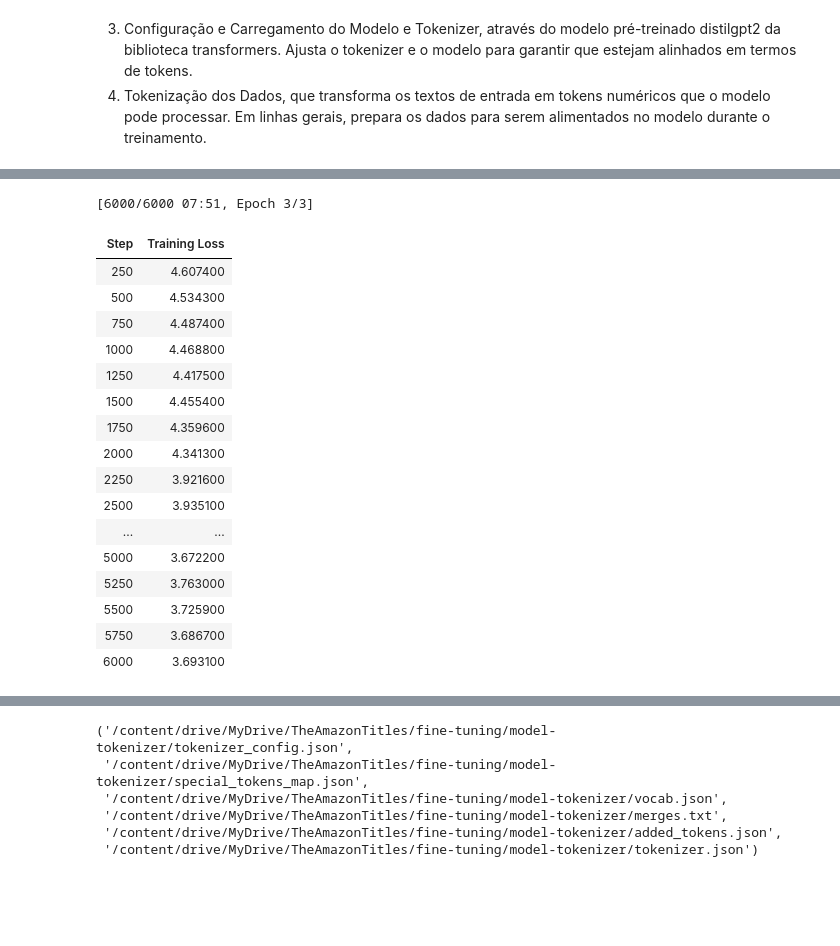
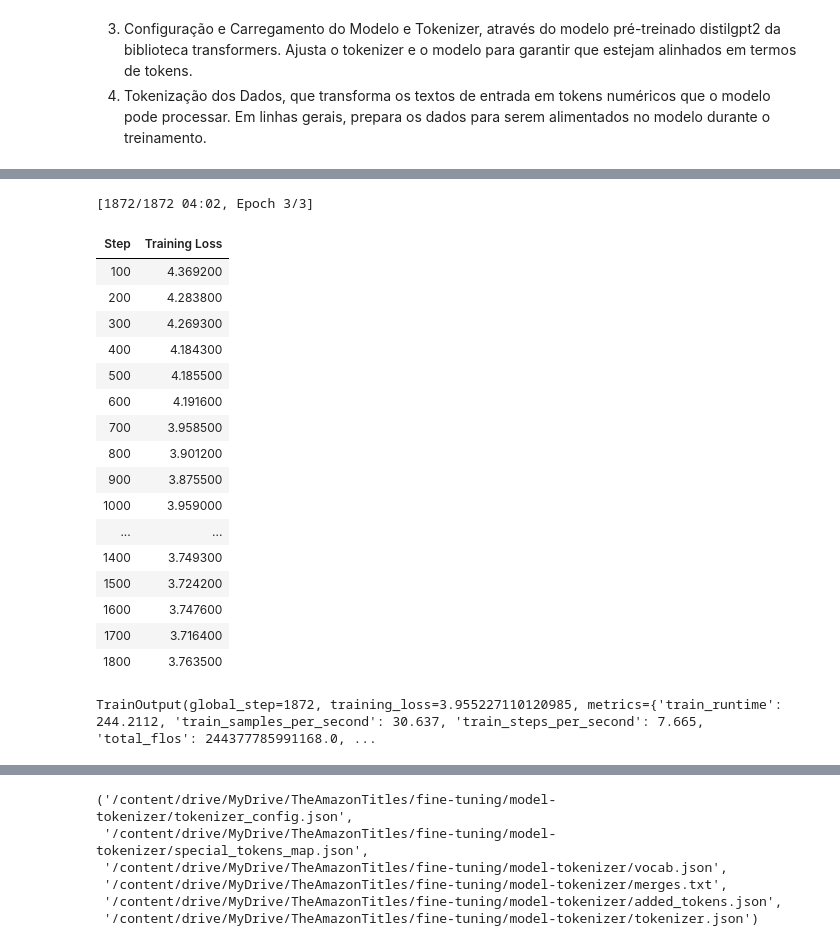
Before and after one commit to bdurantec/fine-tuning-rag-theamazontitle, a Jupyter notebook: FineTuningRag_TheAmazonTitles.ipynb, the cells around one changed output, grey strips where cells are left out. Saved outputs shown, nothing was run; the diff lists cells and outputs as text; code cells hidden in the pictures; blank space fills up the shorter version.

```diff
--- a/FineTuningRag_TheAmazonTitles.ipynb
+++ b/FineTuningRag_TheAmazonTitles.ipynb
@@ -180,13 +180,17 @@ def process_samples(sample_data: List[Dict], filter_labels_sample: List) -> List
     for idx, item in enumerate(sample_data):
         title = item.get('title', '').strip()
         uid = item.get('uid', '').strip()
+        content = item.get('content', '').strip()
 
-        if not title or not uid:
-            continue  # Ignora itens com 'title' ou 'uid' vazios
+        if not title or not uid or not content:
+            continue  # Ignora itens com 'title' ou 'uid' vazios ou 'content' vazios
+
+        if title == content:
+            continue  # Ignora itens com 'title' == 'content'
 
         # Limpeza dos campos de texto
         item['title'] = clean_text(title)
-        item['content'] = clean_text(item.get('content', ''))
+        item['content'] = clean_text(content)
 
         # Associação de rótulos
         if idx < len(filter_labels_sample):
@@ -244,14 +248,18 @@ train_data = clean_train_sample
 test_data = clean_test_sample
 
 # Prepara os dados para o dataset
-training_samples = []
-for item in train_data:
-    prompt = f"Title: {item['title']}\n"
-    completion = item['content']
-    training_samples.append({'prompt': prompt, 'completion': completion})
+def get_training_samples(sample):
+    training_samples = []
+    for item in sample:
+        # Integração das labels no prompt
+        prompt = f"Category: {item['labels']}\nTitle: {item['title']}\nDescription:"
+        completion = item['content']
+        training_samples.append({'prompt': prompt, 'completion': completion})
+    return training_samples
 
 # Cria Dataset
-train_dataset = Dataset.from_list(training_samples)
+train_dataset = Dataset.from_list(get_training_samples(train_data))
+test_dataset = Dataset.from_list(get_training_samples(test_data))
 # %%
 train_dataset
 # %% [output]
@@ -272,7 +280,7 @@ model_name = 'distilgpt2'
 tokenizer = AutoTokenizer.from_pretrained(model_name)
 '''
 Faz a atribuição do pad_token.
-O GPT-2 originalmente não possue um token de padding,
+O GPT-2 originalmente não possui um token de padding,
 e essa substituição ajuda na tokenização de sequências de comprimento fixo.
 '''
 tokenizer.pad_token = tokenizer.eos_token
@@ -281,15 +289,16 @@ tokenizer.pad_token = tokenizer.eos_token
 model = AutoModelForCausalLM.from_pretrained(model_name)
 model.resize_token_embeddings(len(tokenizer))  # Redimensiona o Token Embeddings
 
+# Função de tokenização
 def tokenize_function(examples):
     # Concatena 'prompt' e 'completion' para cada item
-    inputs = [i + t for i, t in zip(examples['prompt'], examples['completion'])]
+    inputs = [prompt + " " + completion for prompt, completion in zip(examples['prompt'], examples['completion'])]
     # Tokeniza os inputs
     tokenized_inputs = tokenizer(
         inputs,
-        truncation=True, # Garante que sequências mais longas que max_length sejam truncadas.
-        padding='max_length', # Adiciona padding para que todas as sequências tenham o mesmo comprimento
-        max_length=128, # Define o comprimento máximo das sequências tokenizadas.
+        truncation=True,       # Garante que sequências mais longas que max_length sejam truncadas.
+        padding='max_length',  # Adiciona padding para que todas as sequências tenham o mesmo comprimento
+        max_length=128,        # Define o comprimento máximo das sequências tokenizadas.
     )
     return tokenized_inputs
 
@@ -297,5 +306,4 @@ def tokenize_function(examples):
 tokenized_dataset = train_dataset.map(
     tokenize_function,
     batched=True,
-    remove_columns=['prompt', 'completion']
 )
@@ -320,43 +334,44 @@ data_collator = DataCollatorForLanguageModeling(
 # %%
 from transformers import TrainingArguments, Trainer
 
 # Configuração dos argumentos para Treinamento
 training_args = TrainingArguments(
     output_dir=f'{FINE_TUNING_PATH}/training_args',
     num_train_epochs=3,  # Número de vezes que o conjunto de dados completo será passado pelo modelo durante o treinamento.
-    per_device_train_batch_size=2, # Tamanho do lote por dispositivo (GPU/CPU) durante o treinamento.
-    save_steps=10_000, # Intervalo de passos (steps) entre cada salvamento do modelo. Permite salvar checkpoints periódicos
+    per_device_train_batch_size=4, # Tamanho do lote por dispositivo (GPU/CPU) durante o treinamento.
     save_total_limit=2, # Número máximo de checkpoints a serem mantidos. Os mais antigos são removidos quando o limite é excedido.
-    logging_steps=250, # Intervalo de passos entre cada registro (log) de métricas de treinamento.
+    logging_steps=100, # Intervalo de passos entre cada registro (log) de métricas de treinamento.
+    learning_rate=5e-5          # Ajustar a taxa de aprendizado
 )
 
 trainer = Trainer(
     model=model,
     args=training_args,
     train_dataset=tokenized_dataset,
     data_collator=data_collator,
 )
 
 # Inicializando treino dos dados com o modelo distilgpt2
 trainer.train()
 # %% [output]
-[6000/6000 07:51, Epoch 3/3]
+[1872/1872 04:02, Epoch 3/3]
 | Step | Training Loss |
-| 250 | 4.607400 |
-| 500 | 4.534300 |
-| 750 | 4.487400 |
-| 1000 | 4.468800 |
-| 1250 | 4.417500 |
-| 1500 | 4.455400 |
-| 1750 | 4.359600 |
-| 2000 | 4.341300 |
-| 2250 | 3.921600 |
-| 2500 | 3.935100 |
+| 100 | 4.369200 |
+| 200 | 4.283800 |
+| 300 | 4.269300 |
+| 400 | 4.184300 |
+| 500 | 4.185500 |
+| 600 | 4.191600 |
+| 700 | 3.958500 |
+| 800 | 3.901200 |
+| 900 | 3.875500 |
+| 1000 | 3.959000 |
 | ... | ... |
-| 5000 | 3.672200 |
-| 5250 | 3.763000 |
-| 5500 | 3.725900 |
-| 5750 | 3.686700 |
-| 6000 | 3.693100 |
+| 1400 | 3.749300 |
+| 1500 | 3.724200 |
+| 1600 | 3.747600 |
+| 1700 | 3.716400 |
+| 1800 | 3.763500 |
+TrainOutput(global_step=1872, training_loss=3.955227110120985, metrics={'train_runtime': 244.2112, 'train_samples_per_second': 30.637, 'train_steps_per_second': 7.665, 'total_flos': 244377785991168.0, ...
 # %% [markdown]
 A tendência geral de diminuição da perda indica que o modelo está aprendendo e melhorando seu desempenho ao longo do treinamento.
```
Also changed, not shown: parts of 33 cells of this notebook.
